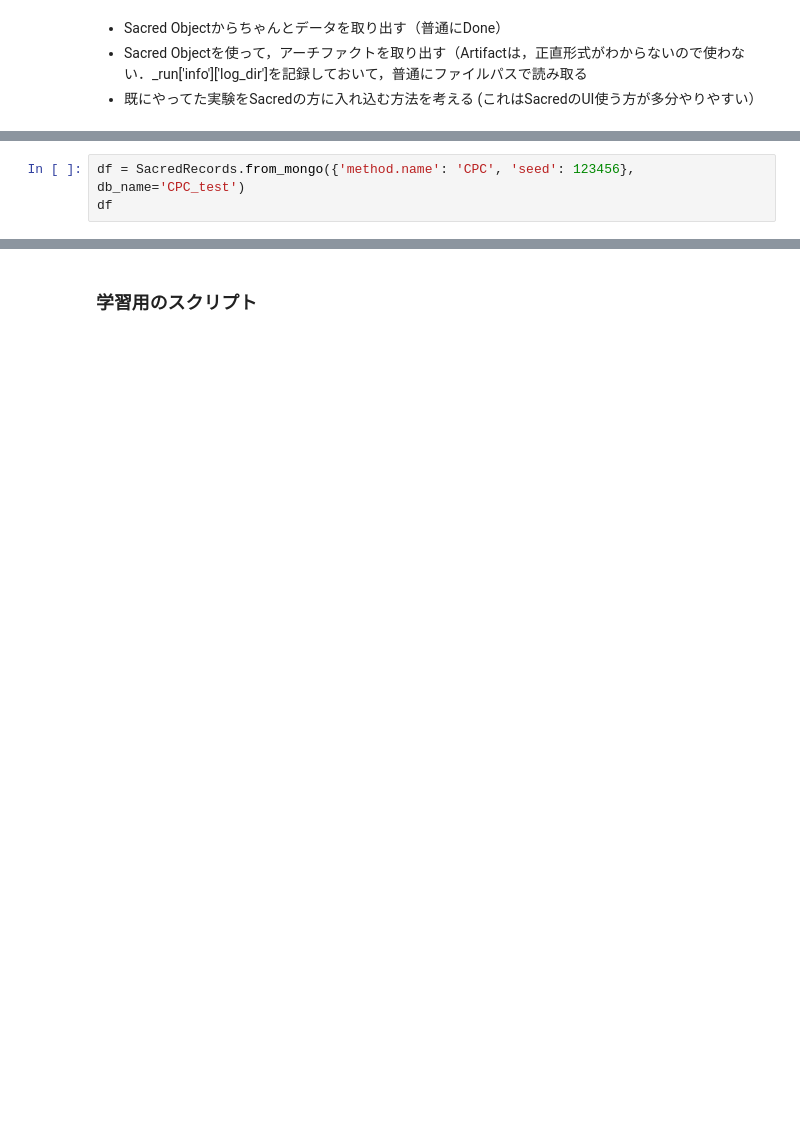
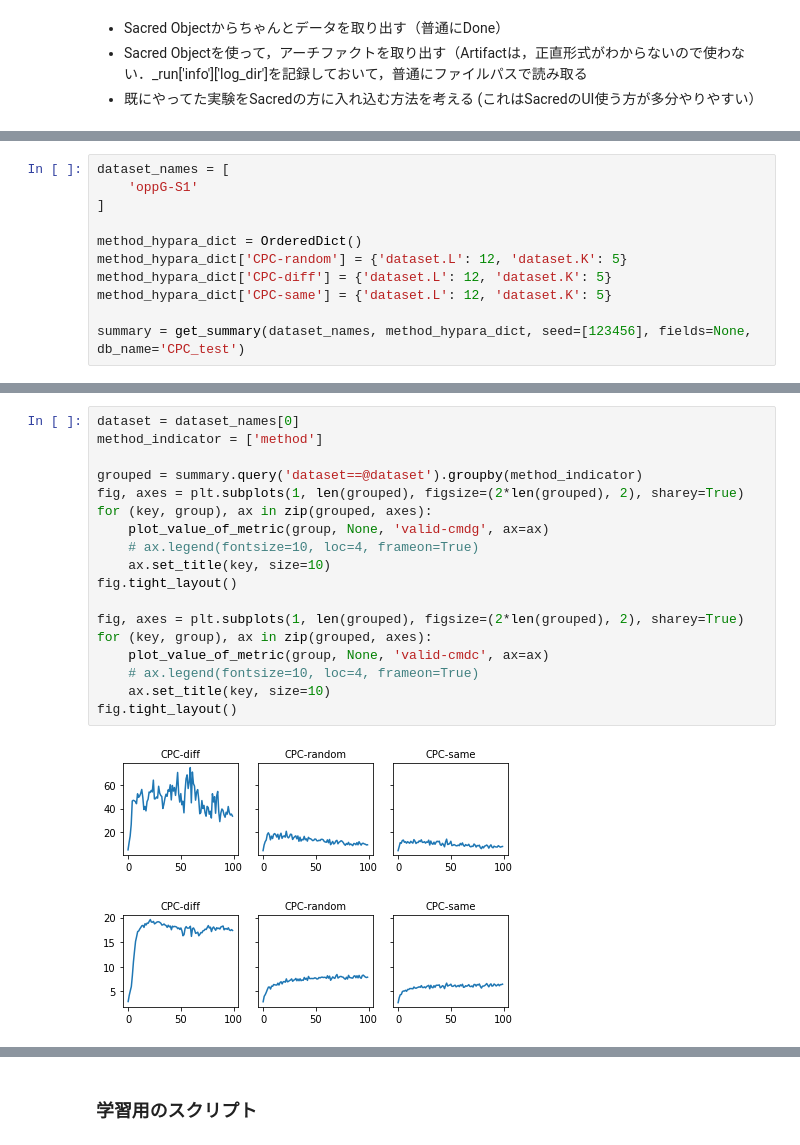
Before and after one commit to yusuke0519/constrastive_predictive_coding, a Jupyter notebook: sacred.ipynb, the cells around one changed output, grey strips where cells are left out. Saved outputs shown, nothing was run; the diff lists cells and outputs as text; blank space fills up the shorter version.

```diff
--- a/sacred.ipynb
+++ b/sacred.ipynb
@@ -23,3 +15,0 @@ Type:      method
-# %%
-df = SacredRecords.from_mongo({'method.name': 'CPC', 'seed': 123456}, db_name='CPC_test')
-df
@@ -41,0 +112,11 @@ df
+# %%
+dataset_names = [
+    'oppG-S1'
+]
+
+method_hypara_dict = OrderedDict()
+method_hypara_dict['CPC-random'] = {'dataset.L': 12, 'dataset.K': 5}
+method_hypara_dict['CPC-diff'] = {'dataset.L': 12, 'dataset.K': 5}
+method_hypara_dict['CPC-same'] = {'dataset.L': 12, 'dataset.K': 5}
+
+summary = get_summary(dataset_names, method_hypara_dict, seed=[123456], fields=None, db_name='CPC_test')
@@ -41,0 +127,21 @@ df
+# %%
+dataset = dataset_names[0]
+method_indicator = ['method']
+
+grouped = summary.query('dataset==@dataset').groupby(method_indicator)
+fig, axes = plt.subplots(1, len(grouped), figsize=(2*len(grouped), 2), sharey=True)
+for (key, group), ax in zip(grouped, axes):
+    plot_value_of_metric(group, None, 'valid-cmdg', ax=ax)
+    # ax.legend(fontsize=10, loc=4, frameon=True)
+    ax.set_title(key, size=10)
+fig.tight_layout()
+
+fig, axes = plt.subplots(1, len(grouped), figsize=(2*len(grouped), 2), sharey=True)
+for (key, group), ax in zip(grouped, axes):
+    plot_value_of_metric(group, None, 'valid-cmdc', ax=ax)
+    # ax.legend(fontsize=10, loc=4, frameon=True)
+    ax.set_title(key, size=10)
+fig.tight_layout()
+# %% [output]
+[figure, added]
+[figure, added]
```
Also changed, not shown: parts of 20 cells of this notebook.
